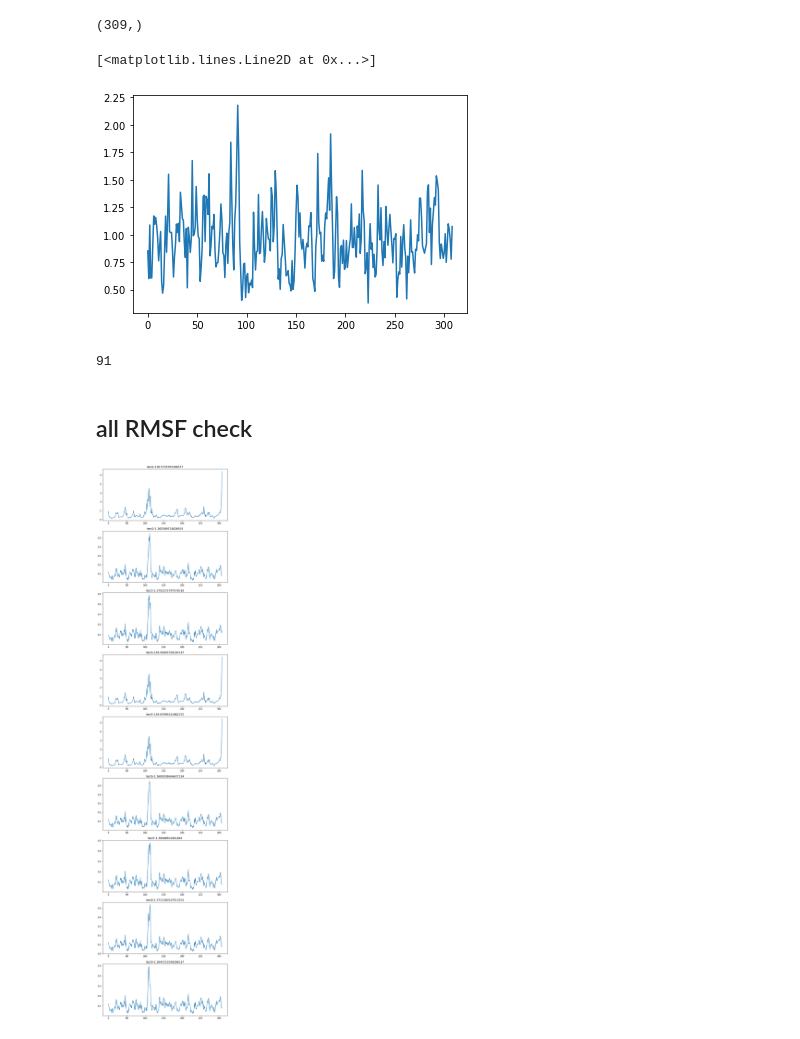
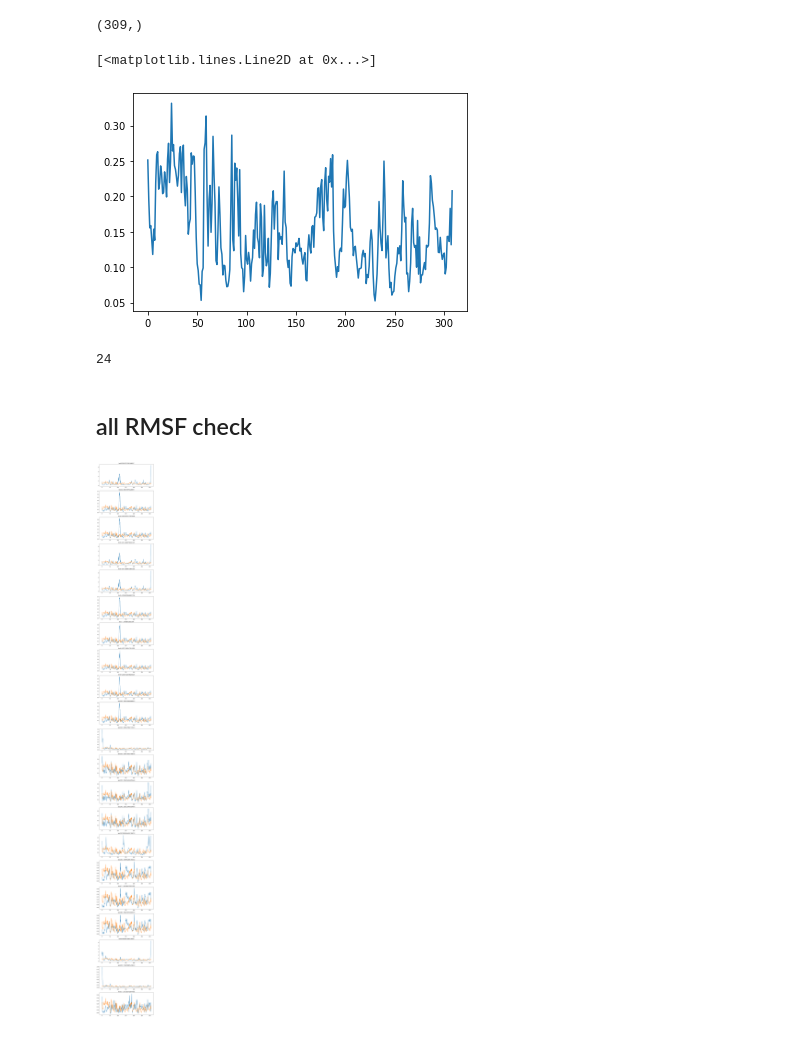
Before and after one commit to ShimeiYago/force-prediction, a Jupyter notebook: 06-analysis.ipynb, the cells around one changed output. Drawn from its saved outputs; the diff is of its cells as text; code cells hidden in the pictures.

```diff
--- a/06-analysis.ipynb
+++ b/06-analysis.ipynb
@@ -16,0 +20,10 @@ arr.shape
+# %%
+# fp = "input/xvg/2fs-large/MainChain-coord.xvg"
+# arr = ReadXVGs(0, None, None)._read_xvg(fp).compute()
+
+# fp = "remote-workspace/fitting/2fs.npy"
+fp = "remote-workspace/fitting/run1.npy"
+arr = np.load(fp)
+arr = arr[:, ARRANGED_INDECES, :]
+
+arr.shape
@@ -17,8 +32,14 @@ arr.shape
 # %% [markdown]
 # RMSF
+# %%
+def calu_rmsf(trj):
+#     ref = trj.mean(axis=0)
+    ref = trj[0]
+
+    return np.sqrt(np.mean(np.sum(np.square(trj - ref), axis=2), axis=0))
 # %%
 l, u = SLICE_INDECES['CA']
-rmsf = np.mean(np.sqrt(np.sum(np.square(arr - arr[0]), axis=2)), axis=0)[l:u]
-rmsf.shape
+act_rmsf = calu_rmsf(arr[:, l:u, :])
+act_rmsf.shape
 # %% [output]
 (309,)
@@ -28,24 +46,26 @@ import matplotlib.pyplot as plt
 # %%
-plt.plot(rmsf)
+plt.plot(act_rmsf)
 # %% [output]
 [<matplotlib.lines.Line2D at 0x...>]
-[figure, old version]
+[figure, new version]
 # %%
-np.argmax(rmsf)
+np.argmax(act_rmsf)
 # %% [output]
-91
+24
 # %% [markdown]
 ## all RMSF check
 # %%
-N = 9
+N = 21
 fig = plt.figure(figsize=(10, 5*N))
 for i in range(1, N+1):
     ax = fig.add_subplot(N, 1, i)
     fp = f"remote-workspace/04-simulate/test{i}.npy"
     arr = np.load(fp)[:, ARRANGED_INDECES, :]
     T = np.sum(np.square(arr[1:] - arr[:-1]))
     ax.set_title(f"test{i}-{T}")
-    rmsf = np.mean(np.sqrt(np.sum(np.square(arr - arr[0]), axis=2)), axis=0)[l:u]
+    rmsf = calu_rmsf(arr[:, l:u, :])
     ax.plot(rmsf)
+
+    ax.plot(act_rmsf*(np.mean(rmsf)/np.mean(act_rmsf)))
 # %% [output]
-[figure, old version]
+[figure, new version]
```
Also changed, not shown: parts of 8 cells of this notebook, 5 other files.
